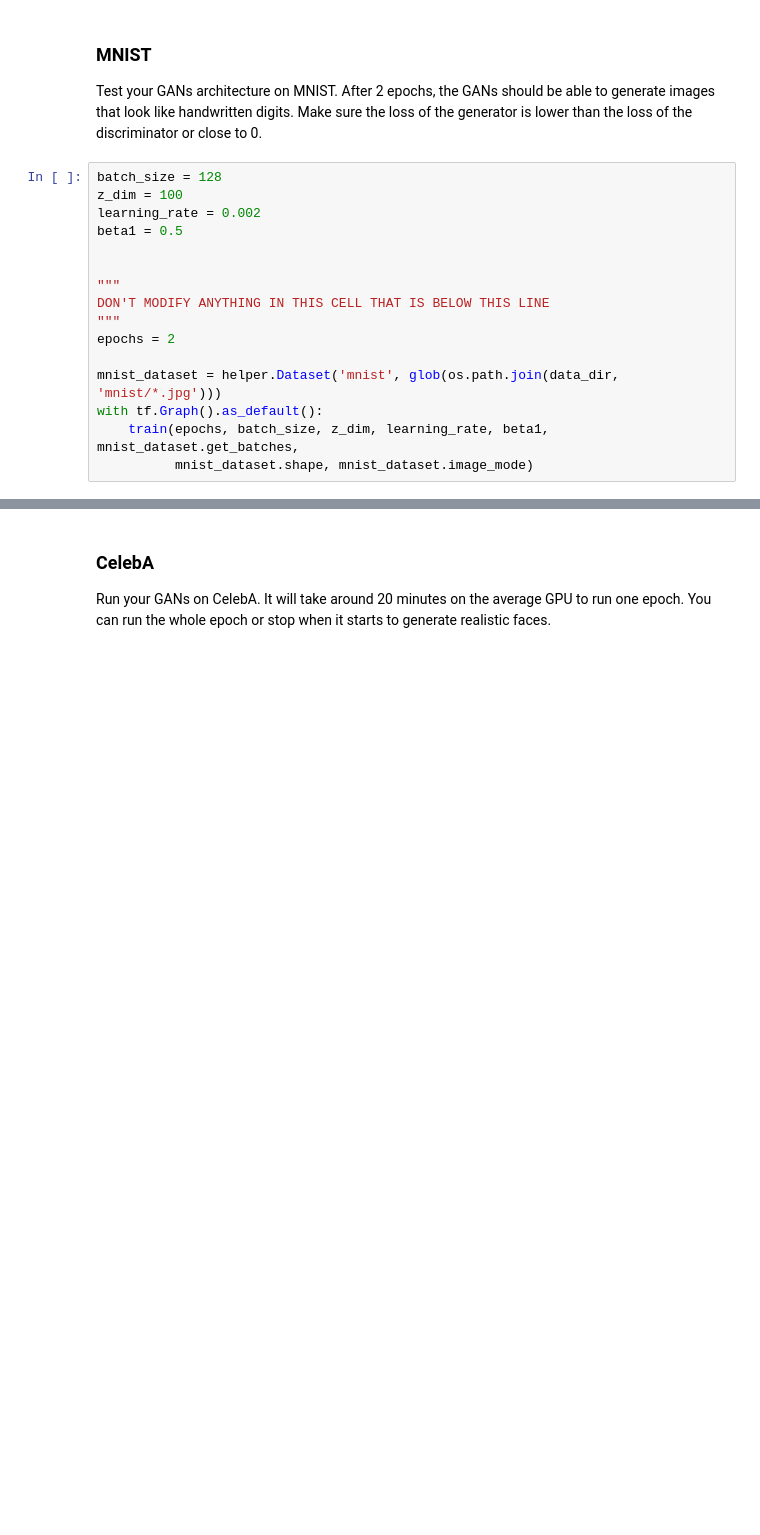
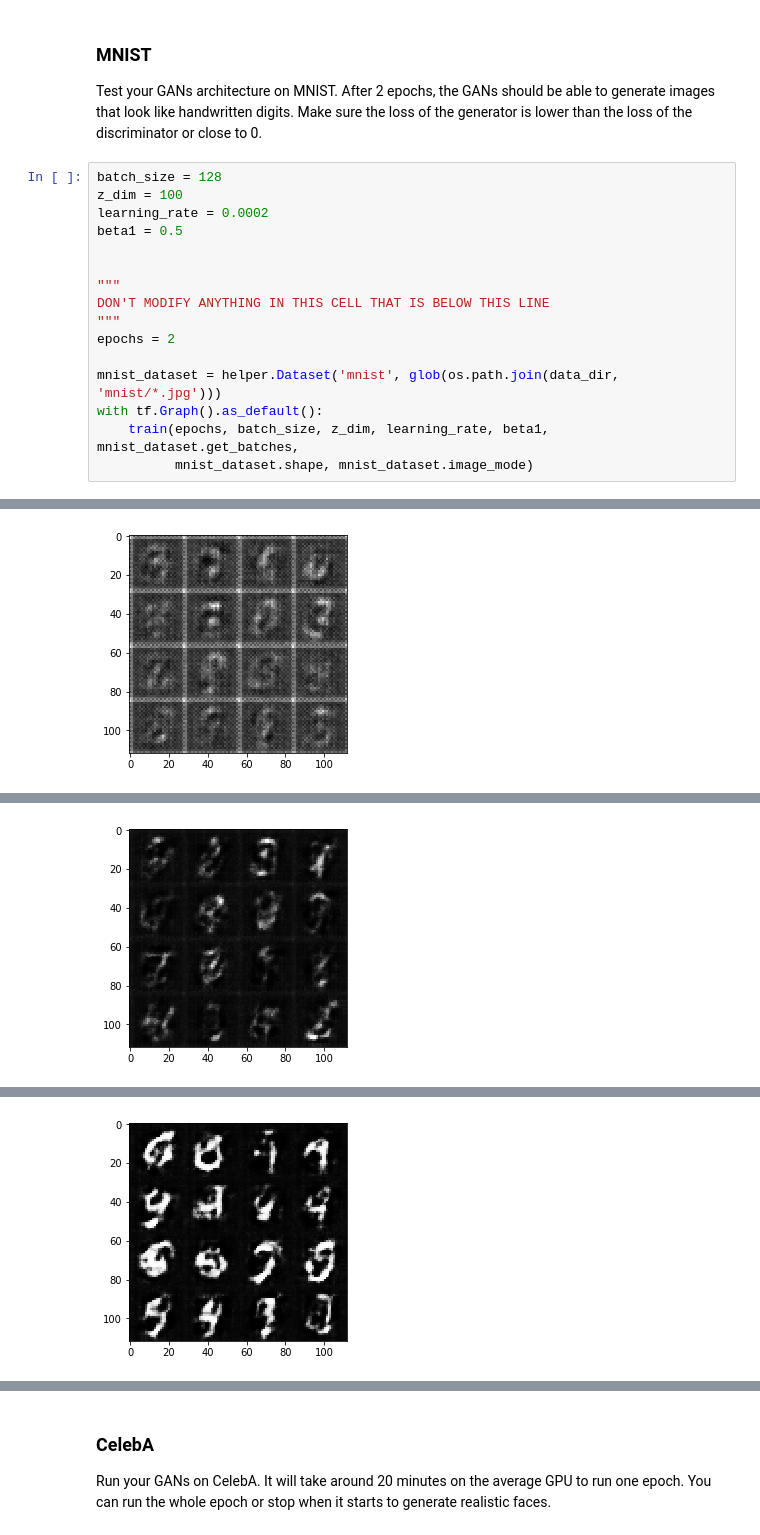
Before and after one commit to rsemenov/gan-faces-generator, a Jupyter notebook: dlnd_face_generation.ipynb, the cells around one changed output, grey strips where cells are left out. Drawn from its saved outputs; the diff is of its cells as text; blank space fills up the shorter version.

```diff
--- a/dlnd_face_generation.ipynb
+++ b/dlnd_face_generation.ipynb
@@ -383,7 +385,7 @@ Test your GANs architecture on MNIST.  After 2 epochs, the GANs should be able t
 # %%
 batch_size = 128
 z_dim = 100
-learning_rate = 0.002
+learning_rate = 0.0002
 beta1 = 0.5
 
 
@@ -402,0 +422 @@ Epoch 1/2... Discriminator Loss: 1.1040... Generator Loss: 3.8264
+[figure, added]
@@ -403,0 +443 @@ KeyboardInterrupt:
+[figure, added]
@@ -403,0 +464 @@ KeyboardInterrupt:
+[figure, added]
```
Also changed, not shown: parts of 6 cells of this notebook.
